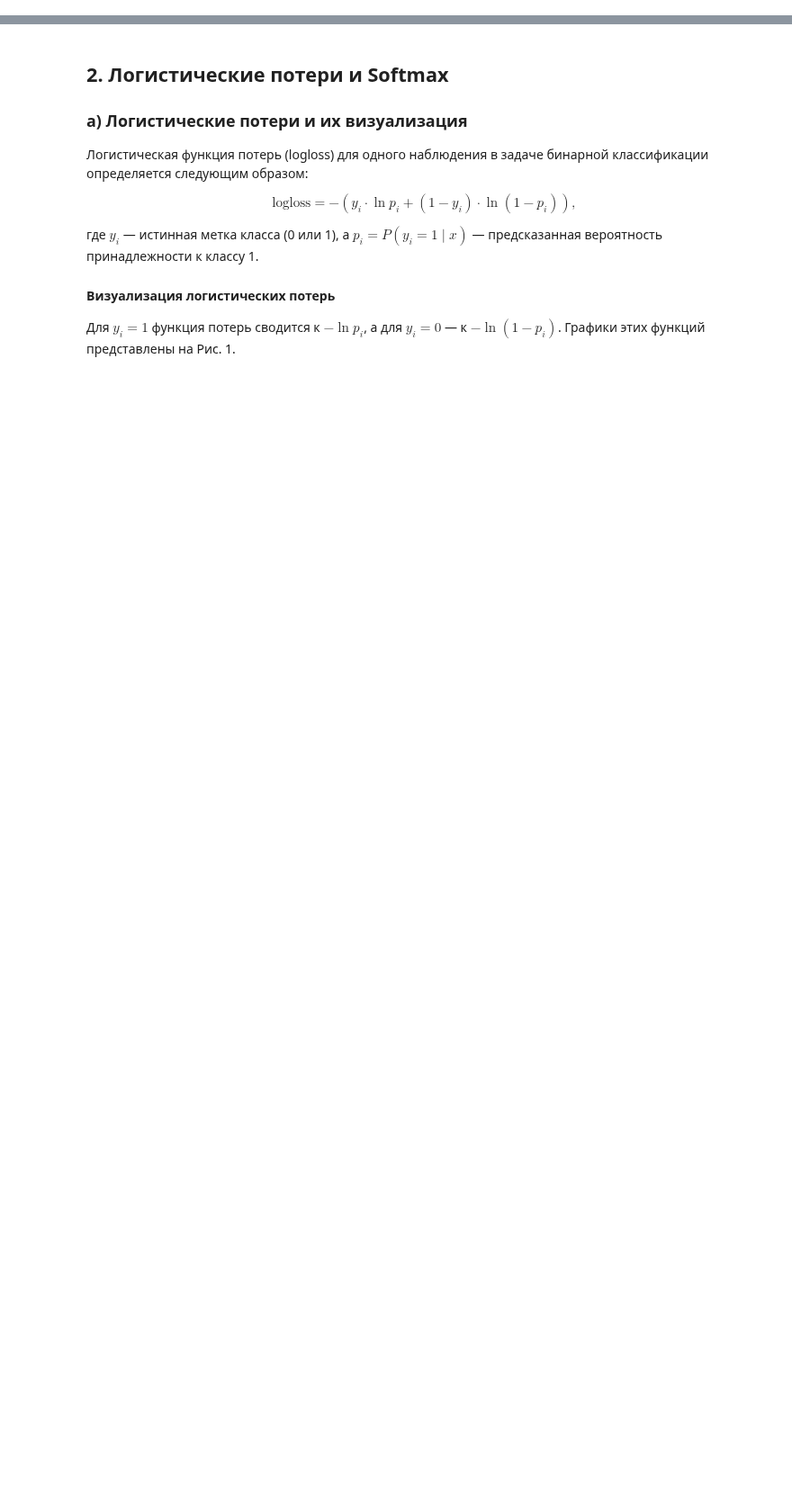
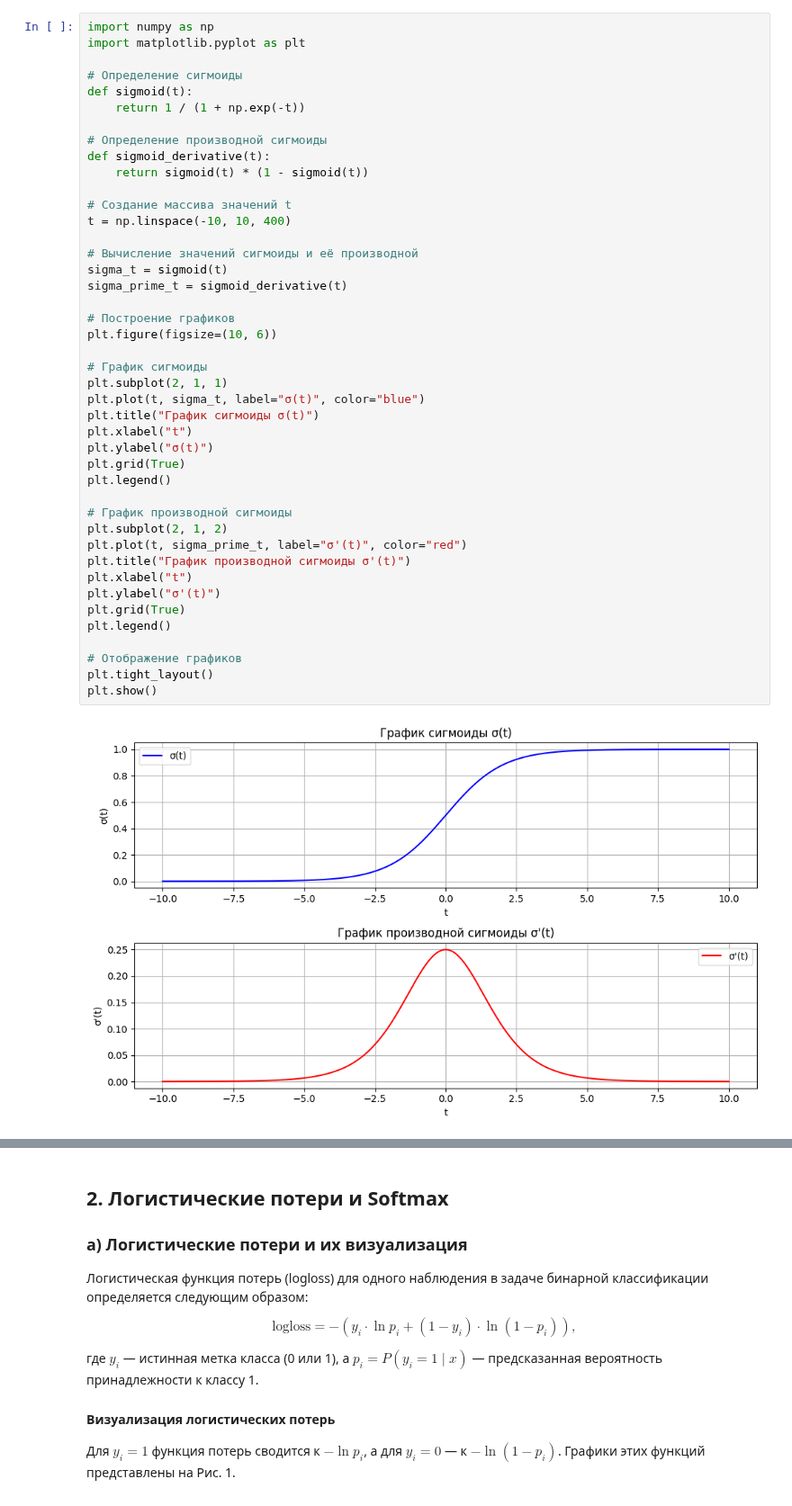
Before and after one commit to Fairim/ABC_DataMining, a Jupyter notebook: DL/3_Функции_активации_в_нейронных_сетях.ipynb, the cells around one changed output, grey strips where cells are left out. Shown at 90% size. Drawn from its saved outputs; the diff is of its cells as text; blank space fills up the shorter version.

```diff
--- a/DL/3_Функции_активации_в_нейронных_сетях.ipynb
+++ b/DL/3_Функции_активации_в_нейронных_сетях.ipynb
@@ -160,0 +96,45 @@ $$
+# %%
+import numpy as np
+import matplotlib.pyplot as plt
+
+# Определение сигмоиды
+def sigmoid(t):
+    return 1 / (1 + np.exp(-t))
+
+# Определение производной сигмоиды
+def sigmoid_derivative(t):
+    return sigmoid(t) * (1 - sigmoid(t))
+
+# Создание массива значений t
+t = np.linspace(-10, 10, 400)
+
+# Вычисление значений сигмоиды и её производной
+sigma_t = sigmoid(t)
+sigma_prime_t = sigmoid_derivative(t)
+
+# Построение графиков
+plt.figure(figsize=(10, 6))
+
+# График сигмоиды
+plt.subplot(2, 1, 1)
+plt.plot(t, sigma_t, label="σ(t)", color="blue")
+plt.title("График сигмоиды σ(t)")
+plt.xlabel("t")
+plt.ylabel("σ(t)")
+plt.grid(True)
+plt.legend()
+
+# График производной сигмоиды
+plt.subplot(2, 1, 2)
+plt.plot(t, sigma_prime_t, label="σ'(t)", color="red")
+plt.title("График производной сигмоиды σ'(t)")
+plt.xlabel("t")
+plt.ylabel("σ'(t)")
+plt.grid(True)
+plt.legend()
+
+# Отображение графиков
+plt.tight_layout()
+plt.show()
+# %% [output]
+[figure, added]
```
Also changed, not shown: parts of 10 cells of this notebook.
